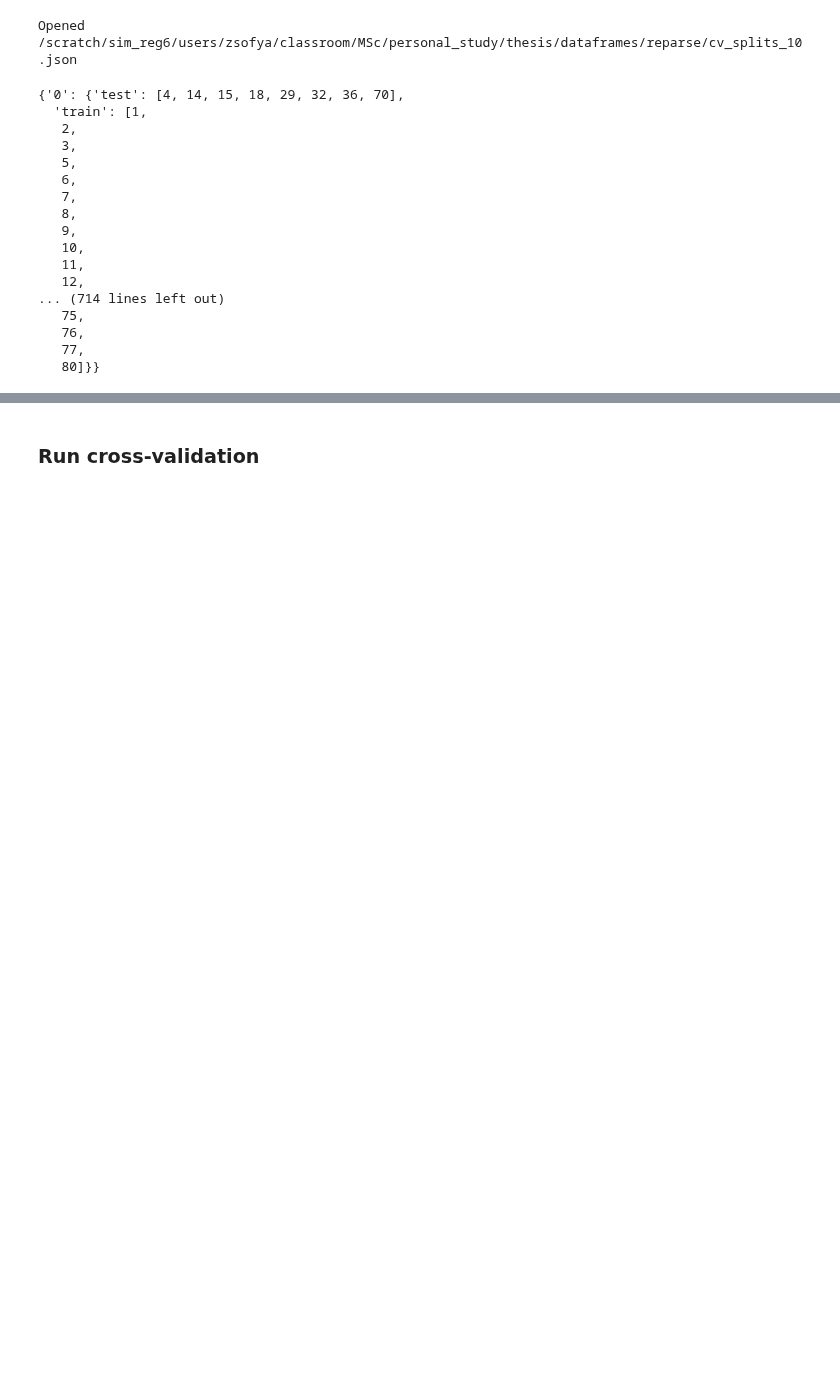
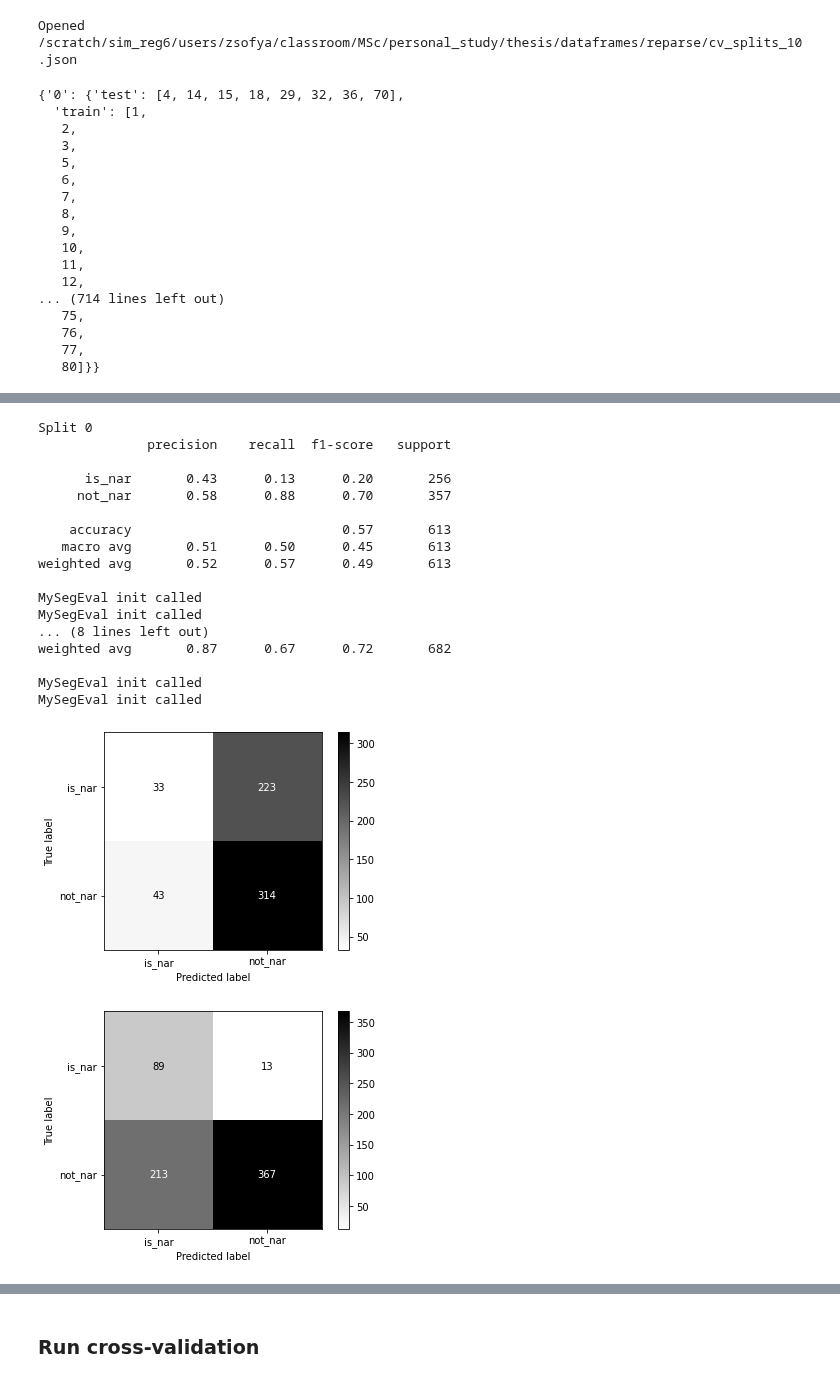
Before and after one commit to Sofy34/personal_strudy, a Jupyter notebook: thesis/23_dataset_new_76.ipynb, the cells around one changed output, grey strips where cells are left out. Drawn from its saved outputs; the diff is of its cells as text; code cells hidden in the pictures; blank space fills up the shorter version.

```diff
--- a/thesis/23_dataset_new_76.ipynb
+++ b/thesis/23_dataset_new_76.ipynb
@@ -58,0 +53,7 @@ len(flatten(paragraph_column))
+# %%
+dataset=pickle.load( open( os.path.join(os.getcwd(),
+                defines.PATH_TO_DFS,
+                dir_name,
+                "dataset_new.76"+
+                ".p"),
+                 "rb"))
@@ -88,0 +100,2 @@ tmp_split={'0':{'test':[1],'train':[2]}, '1': {'test':[3],'train':[4]}}
+# %%
+demo_crf_pred=model_utils.prepared_cross_validate_crf(dataset, tmp_split, seq_len=seq_len, step=step)
@@ -88,0 +126,23 @@ tmp_split={'0':{'test':[1],'train':[2]}, '1': {'test':[3],'train':[4]}}
+# %%
+imp.reload(model_utils)
+crf_scores, crf_dict, par_crf_scores, par_crf_dict = model_utils.get_report_from_splits(demo_crf_pred,"crf")
+# %% [output]
+Split 0
+              precision    recall  f1-score   support
+
+      is_nar       0.43      0.13      0.20       256
+     not_nar       0.58      0.88      0.70       357
+
+    accuracy                           0.57       613
+   macro avg       0.51      0.50      0.45       613
+weighted avg       0.52      0.57      0.49       613
+
+MySegEval init called
+MySegEval init called
+... (8 lines left out)
+weighted avg       0.87      0.67      0.72       682
+
+MySegEval init called
+MySegEval init called
+[figure, added]
+[figure, added]
```
Also changed, not shown: parts of 20 cells of this notebook, 7 other files.
